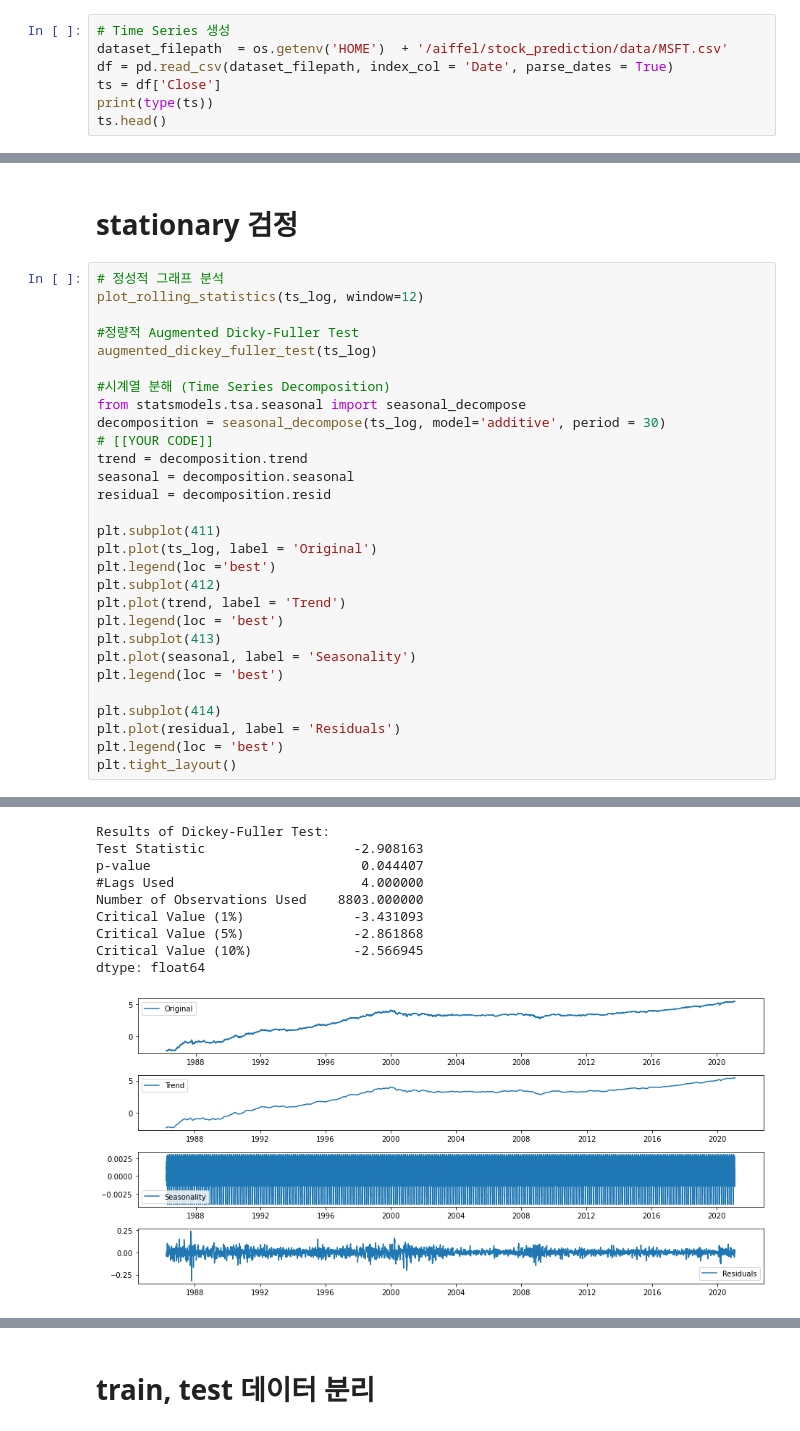
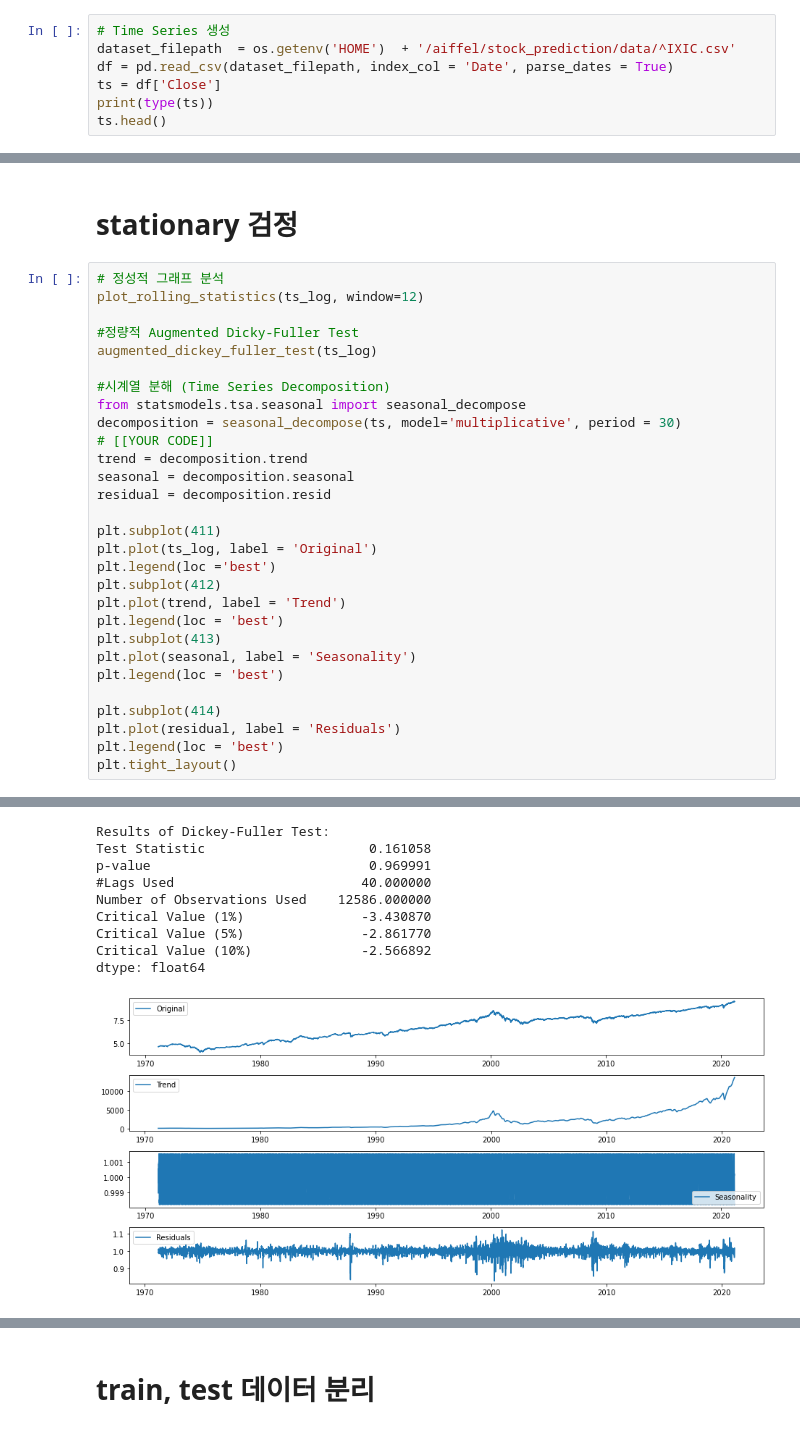
Before and after one commit to hayaseleu/SSAC_classifications, a Jupyter notebook: E-13 forecasting with arima/E13_Time_series_report.ipynb, the cells around one changed output, grey strips where cells are left out. Drawn from its saved outputs; the diff is of its cells as text.

```diff
--- a/E-13 forecasting with arima/E13_Time_series_report.ipynb
+++ b/E-13 forecasting with arima/E13_Time_series_report.ipynb
@@ -710,7 +986,7 @@ MAPE: 25.03%
 # 데이터 준비
 # %%
 # Time Series 생성
-dataset_filepath  = os.getenv('HOME')  + '/aiffel/stock_prediction/data/MSFT.csv'
+dataset_filepath  = os.getenv('HOME')  + '/aiffel/stock_prediction/data/^IXIC.csv'
 df = pd.read_csv(dataset_filepath, index_col = 'Date', parse_dates = True)
 ts = df['Close']
 print(type(ts))
@@ -780,7 +1063,7 @@ augmented_dickey_fuller_test(ts_log)
 
 #시계열 분해 (Time Series Decomposition)
 from statsmodels.tsa.seasonal import seasonal_decompose
-decomposition = seasonal_decompose(ts_log, model='additive', period = 30)
+decomposition = seasonal_decompose(ts, model='multiplicative', period = 30)
 # [[YOUR CODE]]
 trend = decomposition.trend
 seasonal = decomposition.seasonal
@@ -805,13 +1088,13 @@ plt.tight_layout()
 Results of Dickey-Fuller Test:
-Test Statistic                   -2.908163
-p-value                           0.044407
-#Lags Used                        4.000000
-Number of Observations Used    8803.000000
-Critical Value (1%)              -3.431093
-Critical Value (5%)              -2.861868
-Critical Value (10%)             -2.566945
+Test Statistic                     0.161058
+p-value                            0.969991
+#Lags Used                        40.000000
+Number of Observations Used    12586.000000
+Critical Value (1%)               -3.430870
+Critical Value (5%)               -2.861770
+Critical Value (10%)              -2.566892
 dtype: float64
-[figure, old version]
+[figure, new version]
 # %%
 residual.dropna(inplace =True)
 augmented_dickey_fuller_test(residual)
```
Also changed, not shown: parts of 119 cells of this notebook.
